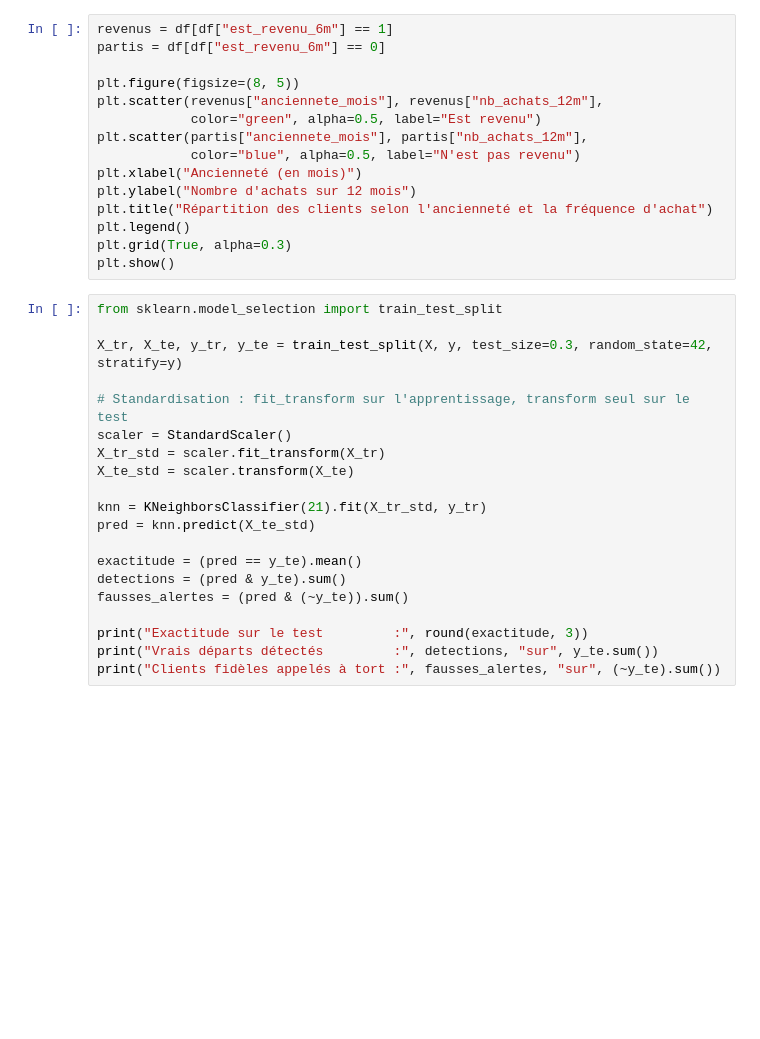
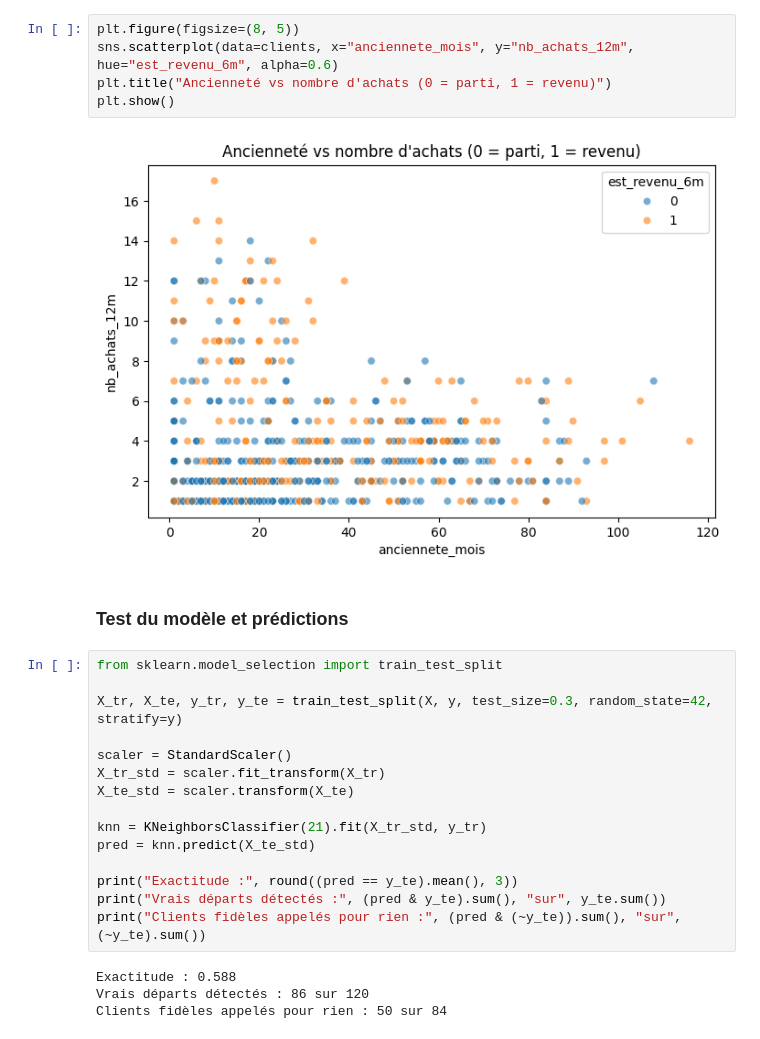
Before and after one commit to maureljean55/atelier-saint-honore, a Jupyter notebook: q5_knn.ipynb, the cells around one changed output. Cells and saved outputs as stored; diff of their text form; blank space fills up the shorter version.

```diff
--- a/q5_knn.ipynb
+++ b/q5_knn.ipynb
@@ -114,24 +151,17 @@ plt.show()
-# %%
-revenus = df[df["est_revenu_6m"] == 1]
-partis = df[df["est_revenu_6m"] == 0]
-
-plt.figure(figsize=(8, 5))
-plt.scatter(revenus["anciennete_mois"], revenus["nb_achats_12m"],
-            color="green", alpha=0.5, label="Est revenu")
-plt.scatter(partis["anciennete_mois"], partis["nb_achats_12m"],
-            color="blue", alpha=0.5, label="N'est pas revenu")
-plt.xlabel("Ancienneté (en mois)")
-plt.ylabel("Nombre d'achats sur 12 mois")
-plt.title("Répartition des clients selon l'ancienneté et la fréquence d'achat")
-plt.legend()
-plt.grid(True, alpha=0.3)
-plt.show()
+# %%
+plt.figure(figsize=(8, 5))
+sns.scatterplot(data=clients, x="anciennete_mois", y="nb_achats_12m", hue="est_revenu_6m", alpha=0.6)
+plt.title("Ancienneté vs nombre d'achats (0 = parti, 1 = revenu)")
+plt.show()
+# %% [output]
+[figure, added]
+# %% [markdown]
+### Test du modèle et prédictions
 # %%
 from sklearn.model_selection import train_test_split
 
 X_tr, X_te, y_tr, y_te = train_test_split(X, y, test_size=0.3, random_state=42, stratify=y)
 
-# Standardisation : fit_transform sur l'apprentissage, transform seul sur le test
 scaler = StandardScaler()
 X_tr_std = scaler.fit_transform(X_tr)
 X_te_std = scaler.transform(X_te)
@@ -139,10 +169,10 @@ X_te_std = scaler.transform(X_te)
 knn = KNeighborsClassifier(21).fit(X_tr_std, y_tr)
 pred = knn.predict(X_te_std)
 
-exactitude = (pred == y_te).mean()
-detections = (pred & y_te).sum()
-fausses_alertes = (pred & (~y_te)).sum()
-
-print("Exactitude sur le test         :", round(exactitude, 3))
-print("Vrais départs détectés         :", detections, "sur", y_te.sum())
-print("Clients fidèles appelés à tort :", fausses_alertes, "sur", (~y_te).sum())
+print("Exactitude :", round((pred == y_te).mean(), 3))
+print("Vrais départs détectés :", (pred & y_te).sum(), "sur", y_te.sum())
+print("Clients fidèles appelés pour rien :", (pred & (~y_te)).sum(), "sur", (~y_te).sum())
+# %% [output]
+Exactitude : 0.588
+Vrais départs détectés : 86 sur 120
+Clients fidèles appelés pour rien : 50 sur 84
```
Also changed, not shown: parts of 19 cells of this notebook.
